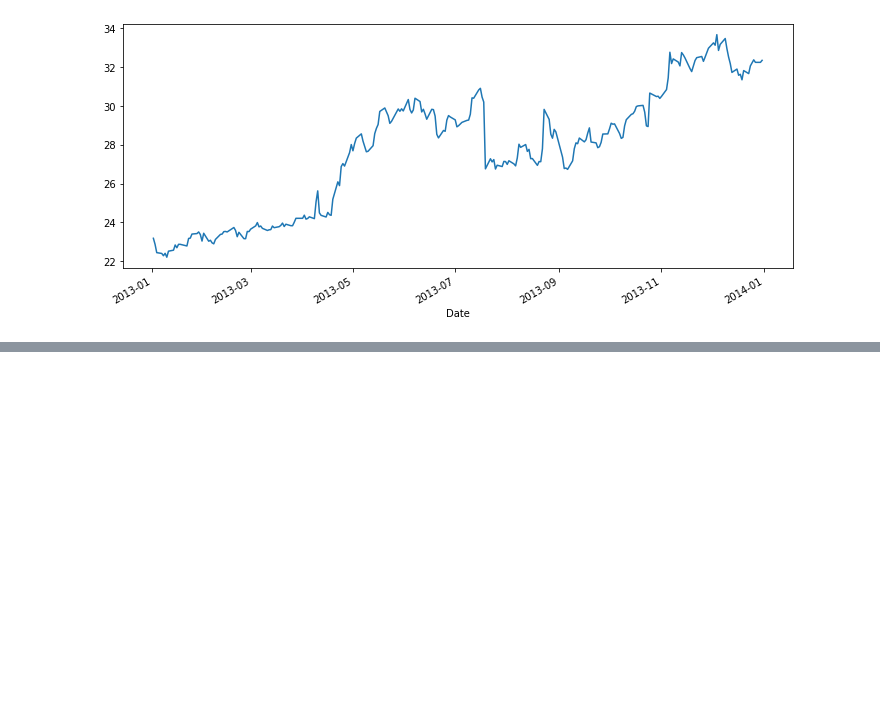
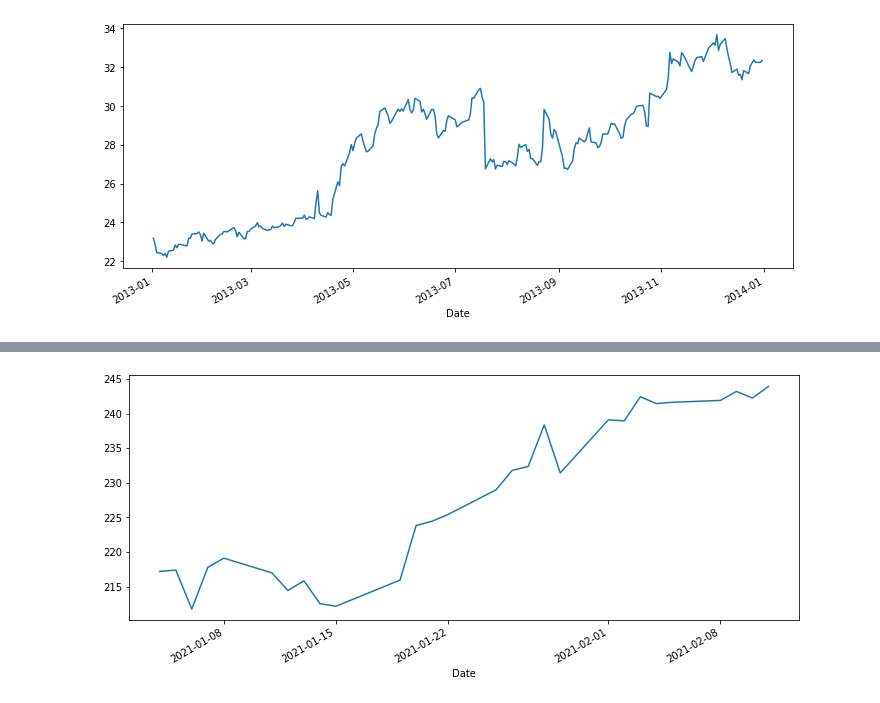
Before and after one commit to manikur/Python-Programming, a Jupyter notebook: panda_data_fram.ipynb, the cells around one changed output, grey strips where cells are left out. Saved outputs shown, nothing was run; the diff lists cells and outputs as text; code cells hidden in the pictures; blank space fills up the shorter version.

```diff
--- a/panda_data_fram.ipynb
+++ b/panda_data_fram.ipynb
@@ -458,0 +458,5 @@ ValueError: ignored
+# %%
+sample = msftAC['2021']
+sample.plot(figsize=(12,5));
+# %% [output]
+[figure, added]
```
Also changed, not shown: parts of 27 cells of this notebook.
